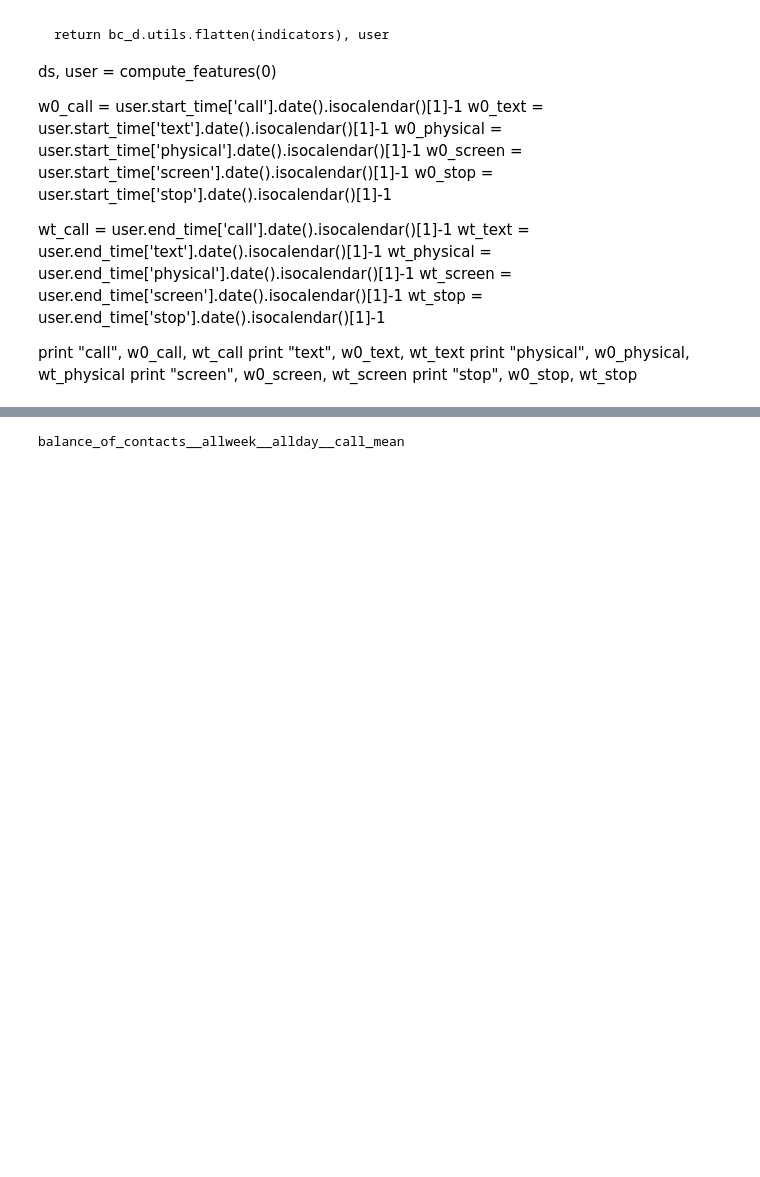
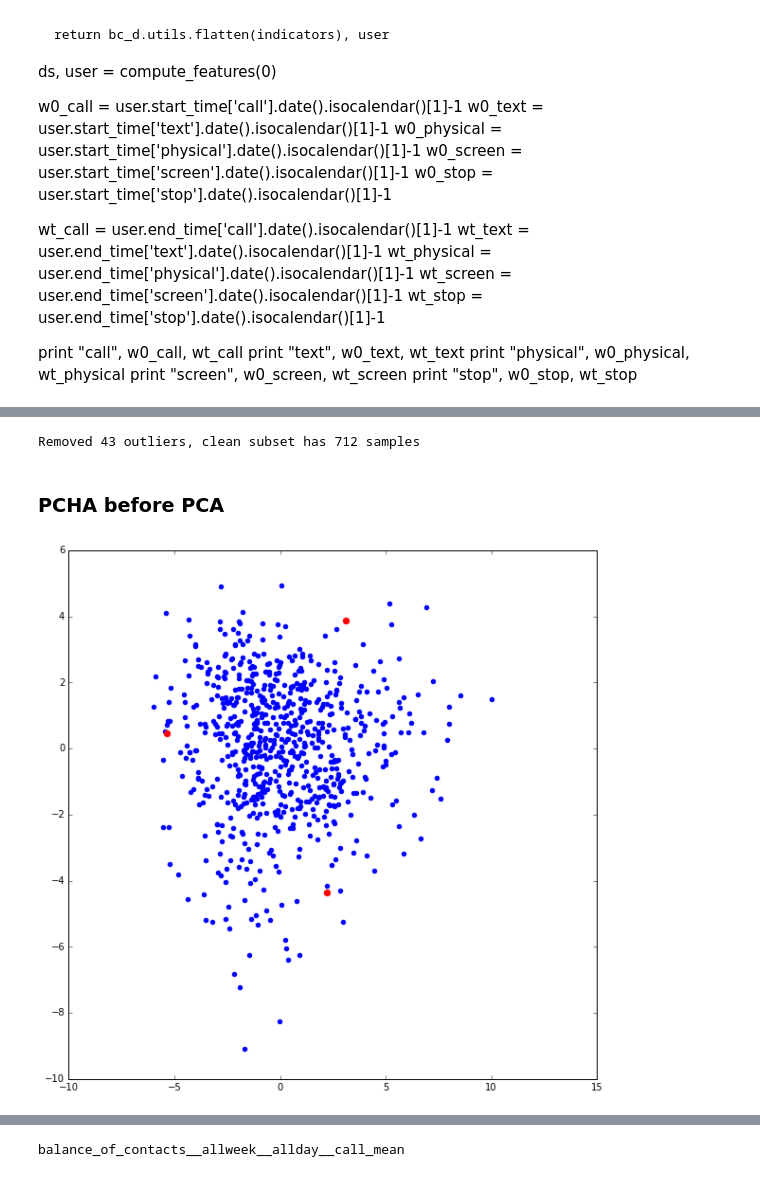
Before and after one commit to ulfaslak/MScProject-build-dataset, a Jupyter notebook: main.ipynb, the cells around one changed output, grey strips where cells are left out. Cells and saved outputs as stored; diff of their text form; code cells hidden in the pictures; blank space fills up the shorter version.

```diff
--- a/main.ipynb
+++ b/main.ipynb
@@ -170,7 +186,7 @@ def interpolate_nans(X):
     return X
 # %%
 users = processed_users("tc0")
-users_tmp = users[:100]
+users_tmp = users
 groupby = "month"
 for l, u in enumerate(sorted(users_tmp)):
     print "\n", u
@@ -235,5 +251,7 @@ for l in range(X.shape[2]):
     X[mask_i, :, l] = interpolate_nans(X[mask_i, :, l])
 # %%
 X_users_mean = np.nanmean(X[:, :, :],axis=0).T
-#X_users_mean = scale(X_users_mean)
-pd.DataFrame(X_users_mean)
+X_users_mean = scale(X_users_mean[~np.isnan(X_users_mean).any(axis=1)])
+
+# Save data
+np.savetxt("data/X_users_mean.csv", X_users_mean, delimiter=",")
@@ -258,0 +279,31 @@ pd.DataFrame(X_users_mean)
+# %%
+out_svm = Outlier_detector_svm(X_users_mean, hard=False, threshold=-1, visualize=False, nu=0.1, gamma=0.25)
+#out_kd = Outlier_detector_kd(X_users_mean, visualize=True, threshold=0.08, bandwidth=2, kernel='gaussian')
+outliers = out_svm.main()
+
+X_users_mean_clean = np.delete(X_users_mean,outliers,axis=0)
+
+print "Removed %d outliers, clean subset has %d samples" % (
+    (X_users_mean.shape[0]-X_users_mean_clean.shape[0]), X_users_mean_clean.shape[0])
+# %% [output]
+Removed 43 outliers, clean subset has 712 samples
+# %% [markdown]
+### PCHA before PCA
+# %%
+X0 = X_users_mean_clean.T
+XC, S, C, SSE, varexpl = PCHA(X0, 3)
+
+pca = decomposition.PCA(n_components=2)
+
+pca.fit(X0.T)
+X0 = pca.transform(X0.T).T
+
+pca.fit(XC.T)
+XC = pca.transform(XC.T).T
+
+plt.figure(figsize=(10,10))
+plt.scatter(X0[0, :], X0[1, :], color="b")
+plt.scatter(XC[0, :], XC[1, :], color="r", s=40)
+plt.show()
+# %% [output]
+[figure, added]
```
Also changed, not shown: parts of 7 cells of this notebook, 2 other files.
